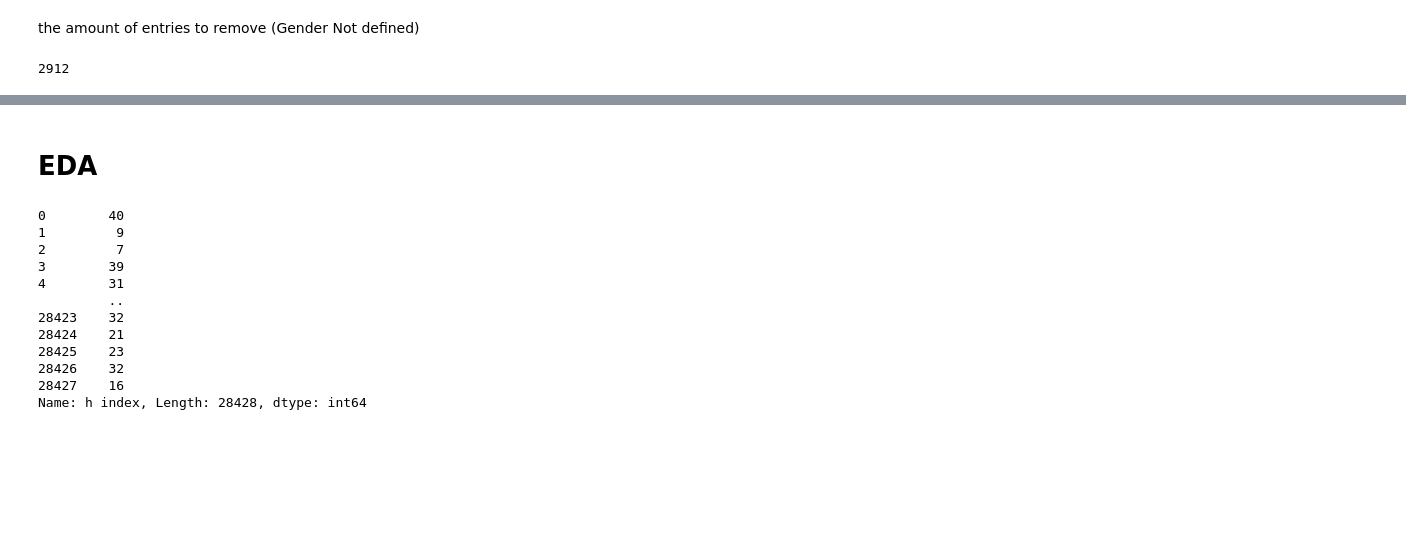
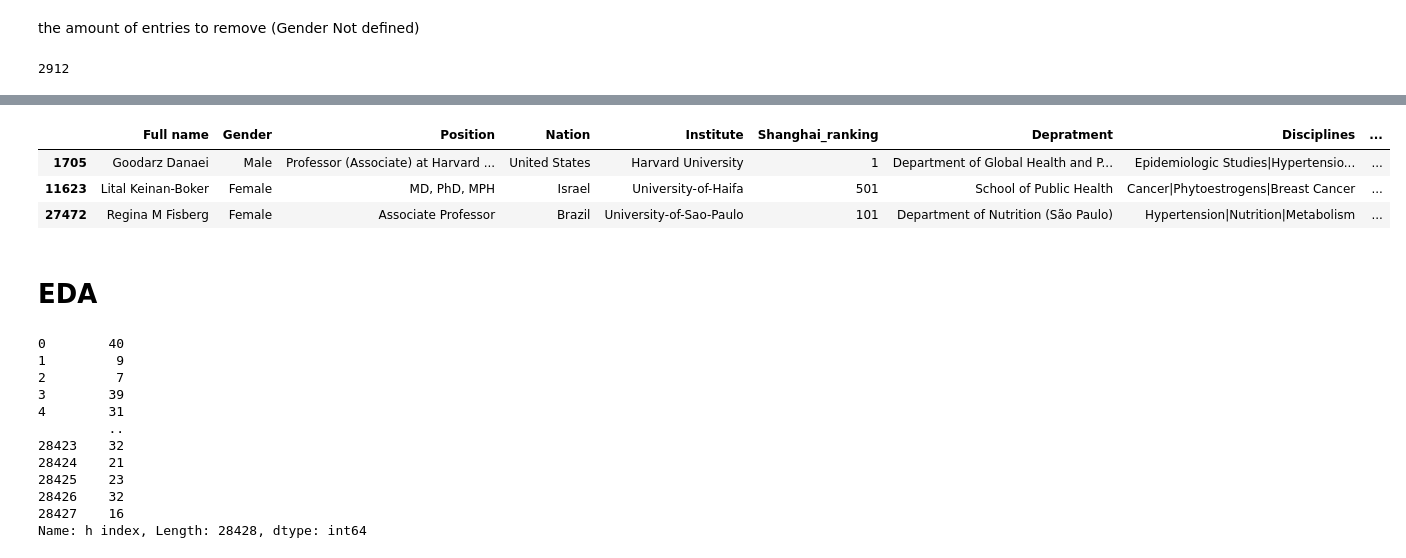
Before and after one commit to diamond-productions/h-index-prediction, a Jupyter notebook: EDA.ipynb, the cells around one changed output, grey strips where cells are left out. Drawn from its saved outputs; the diff is of its cells as text; code cells hidden in the pictures; blank space fills up the shorter version.

```diff
--- a/EDA.ipynb
+++ b/EDA.ipynb
@@ -97,0 +157,7 @@ df.to_csv('sientist_data_cleansing_geneder_clear.csv')
+# %%
+df[df["Reads"]>3500000]
+# %% [output]
+|  | Full name | Gender | Position | Nation | Institute | Shanghai_ranking | Depratment | Disciplines | ... |
+| 1705 | Goodarz Danaei | Male | Professor (Associate) at Harvard ... | United States | Harvard University | 1 | Department of Global Health and P... | Epidemiologic Studies|Hypertensio... | ... |
+| 11623 | Lital Keinan-Boker | Female | MD, PhD, MPH | Israel | University-of-Haifa | 501 | School of Public Health | Cancer|Phytoestrogens|Breast Cancer | ... |
+| 27472 | Regina M Fisberg | Female | Associate Professor | Brazil | University-of-Sao-Paulo | 101 | Department of Nutrition (São Paulo) | Hypertension|Nutrition|Metabolism | ... |
```
Also changed, not shown: parts of 12 cells of this notebook.
